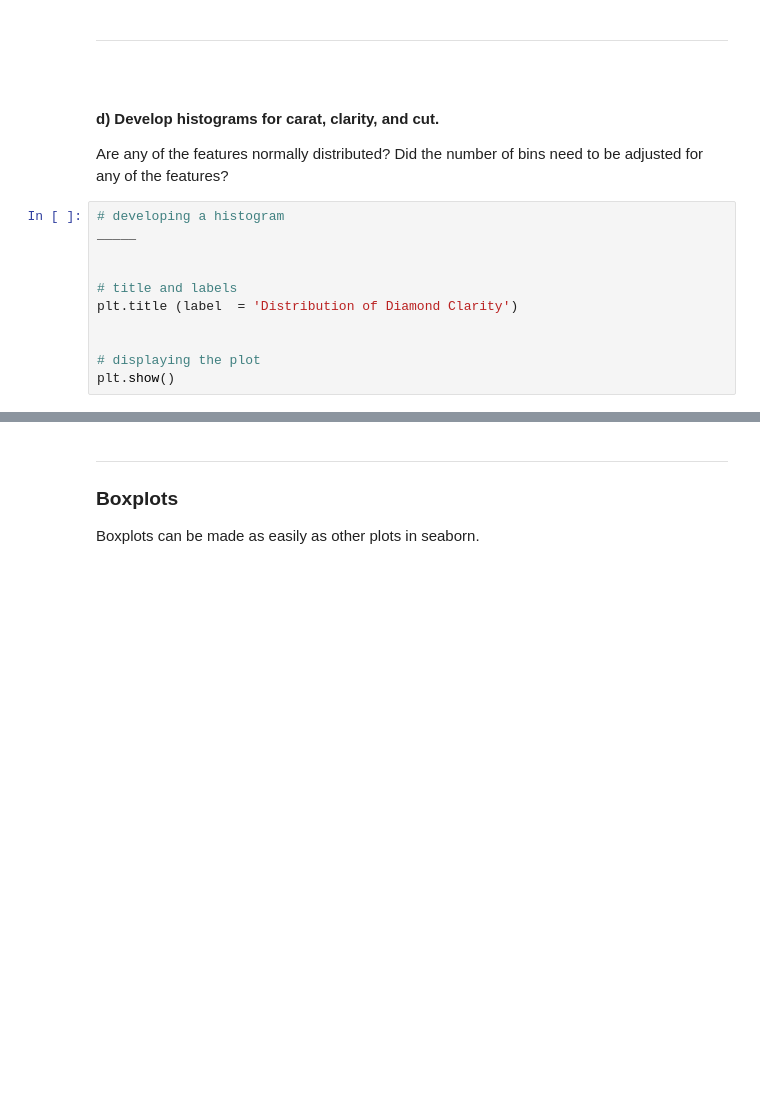
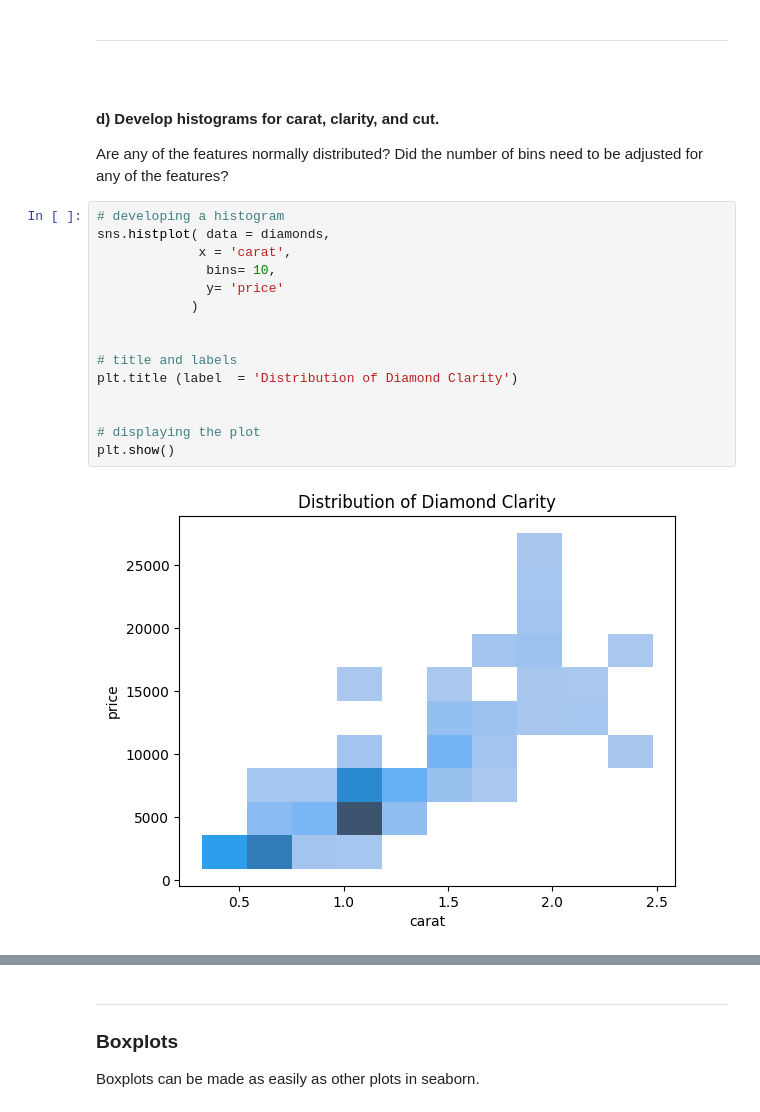
Before and after one commit to samuel-mahembe/Data-Science-Python-Kickstart, a Jupyter notebook: Script 03 - Exploratory Data Analysis - Guided.ipynb, the cells around one changed output, grey strips where cells are left out. Drawn from its saved outputs; the diff is of its cells as text; blank space fills up the shorter version.

```diff
--- a/Script 03 - Exploratory Data Analysis - Guided.ipynb
+++ b/Script 03 - Exploratory Data Analysis - Guided.ipynb
@@ -168,12 +158,18 @@ plt.show()
 Are any of the features normally distributed? Did the number of bins need to be adjusted for any of the features?
 # %%
 # developing a histogram
-_____
+sns.histplot( data = diamonds,
+             x = 'carat',
+              bins= 10,
+              y= 'price'
+            )
 
 
 # title and labels
 plt.title (label  = 'Distribution of Diamond Clarity')
 
 
 # displaying the plot
 plt.show()
+# %% [output]
+[figure, added]
```
Also changed, not shown: parts of 8 cells of this notebook.
